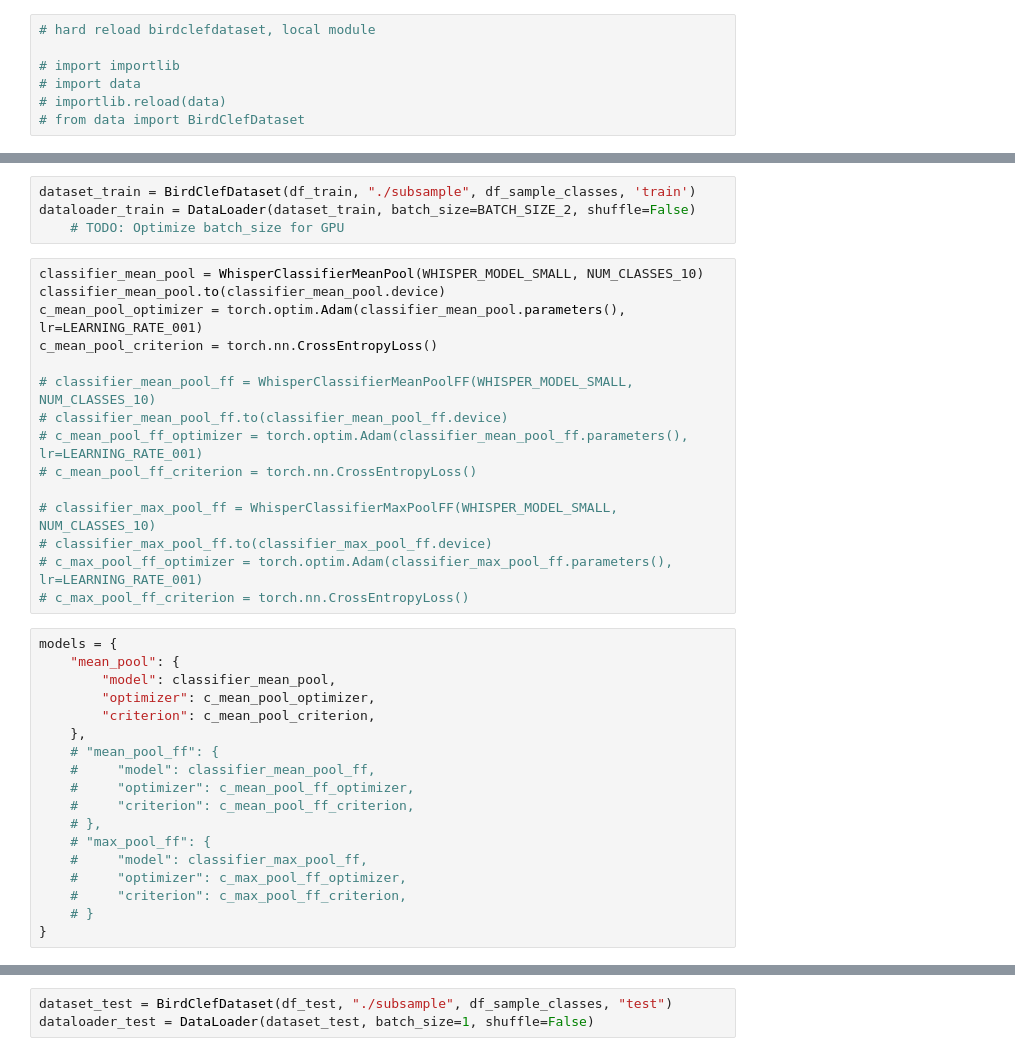
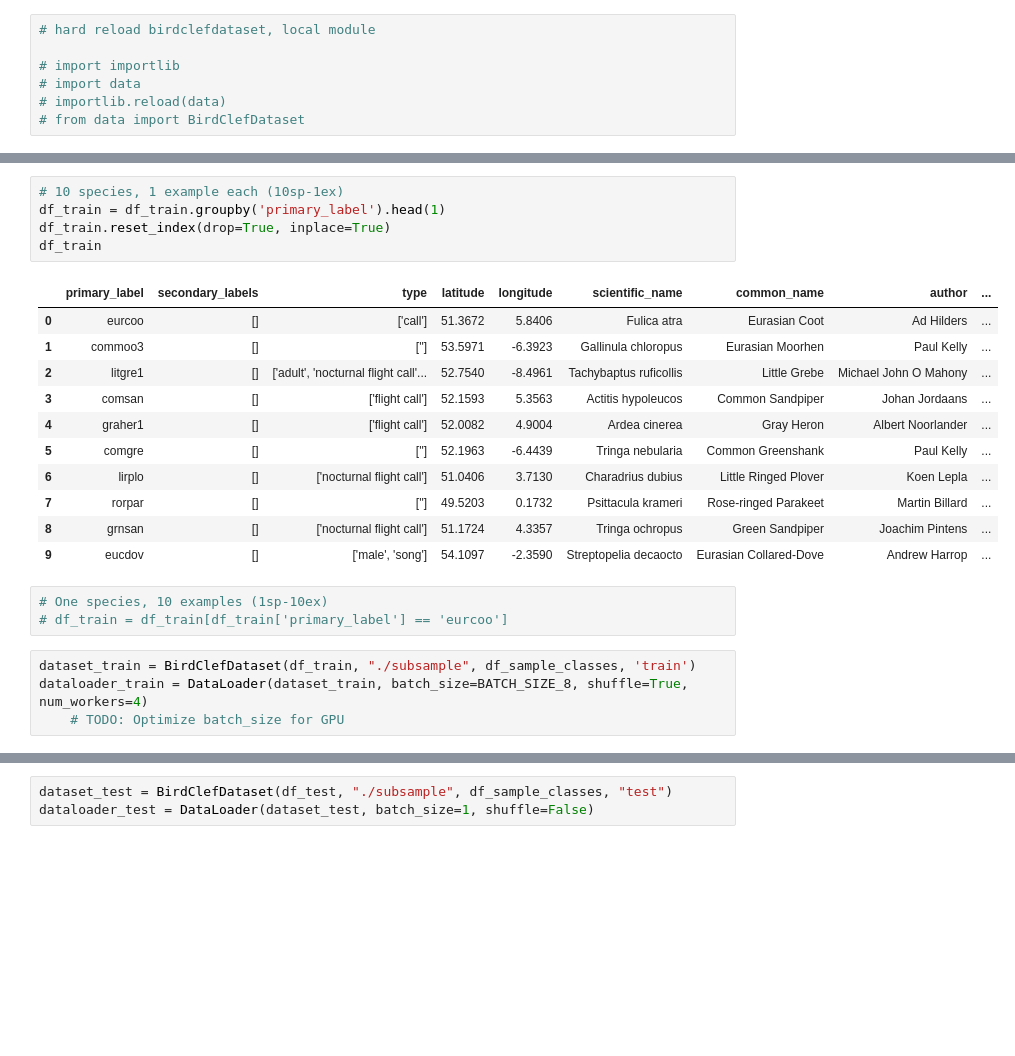
Before and after one commit to johnx25bd/mlx-birdsong, a Jupyter notebook: notebooks/subsample.ipynb, the cells around one changed output, grey strips where cells are left out. Drawn from its saved outputs; the diff is of its cells as text; blank space fills up the shorter version.

```diff
--- a/notebooks/subsample.ipynb
+++ b/notebooks/subsample.ipynb
@@ -138,37 +246,24 @@ DEVICE = get_device()
+# %%
+# 10 species, 1 example each (10sp-1ex)
+df_train = df_train.groupby('primary_label').head(1)
+df_train.reset_index(drop=True, inplace=True)
+df_train
+# %% [output]
+|  | primary_label | secondary_labels | type | latitude | longitude | scientific_name | common_name | author | ... |
+| 0 | eurcoo | [] | ['call'] | 51.3672 | 5.8406 | Fulica atra | Eurasian Coot | Ad Hilders | ... |
+| 1 | commoo3 | [] | [''] | 53.5971 | -6.3923 | Gallinula chloropus | Eurasian Moorhen | Paul Kelly | ... |
+| 2 | litgre1 | [] | ['adult', 'nocturnal flight call'... | 52.7540 | -8.4961 | Tachybaptus ruficollis | Little Grebe | Michael John O Mahony | ... |
+| 3 | comsan | [] | ['flight call'] | 52.1593 | 5.3563 | Actitis hypoleucos | Common Sandpiper | Johan Jordaans | ... |
+| 4 | graher1 | [] | ['flight call'] | 52.0082 | 4.9004 | Ardea cinerea | Gray Heron | Albert Noorlander | ... |
+| 5 | comgre | [] | [''] | 52.1963 | -6.4439 | Tringa nebularia | Common Greenshank | Paul Kelly | ... |
+| 6 | lirplo | [] | ['nocturnal flight call'] | 51.0406 | 3.7130 | Charadrius dubius | Little Ringed Plover | Koen Lepla | ... |
+| 7 | rorpar | [] | [''] | 49.5203 | 0.1732 | Psittacula krameri | Rose-ringed Parakeet | Martin Billard | ... |
+| 8 | grnsan | [] | ['nocturnal flight call'] | 51.1724 | 4.3357 | Tringa ochropus | Green Sandpiper | Joachim Pintens | ... |
+| 9 | eucdov | [] | ['male', 'song'] | 54.1097 | -2.3590 | Streptopelia decaocto | Eurasian Collared-Dove | Andrew Harrop | ... |
+# %%
+# One species, 10 examples (1sp-10ex)
+# df_train = df_train[df_train['primary_label'] == 'eurcoo']
 # %%
 dataset_train = BirdClefDataset(df_train, "./subsample", df_sample_classes, 'train')
-dataloader_train = DataLoader(dataset_train, batch_size=BATCH_SIZE_2, shuffle=False)
+dataloader_train = DataLoader(dataset_train, batch_size=BATCH_SIZE_8, shuffle=True, num_workers=4)
     # TODO: Optimize batch_size for GPU
-# %%
-classifier_mean_pool = WhisperClassifierMeanPool(WHISPER_MODEL_SMALL, NUM_CLASSES_10)
-classifier_mean_pool.to(classifier_mean_pool.device)
-c_mean_pool_optimizer = torch.optim.Adam(classifier_mean_pool.parameters(), lr=LEARNING_RATE_001)
-c_mean_pool_criterion = torch.nn.CrossEntropyLoss()
-
-# classifier_mean_pool_ff = WhisperClassifierMeanPoolFF(WHISPER_MODEL_SMALL, NUM_CLASSES_10)
-# classifier_mean_pool_ff.to(classifier_mean_pool_ff.device)
-# c_mean_pool_ff_optimizer = torch.optim.Adam(classifier_mean_pool_ff.parameters(), lr=LEARNING_RATE_001)
-# c_mean_pool_ff_criterion = torch.nn.CrossEntropyLoss()
-
-# classifier_max_pool_ff = WhisperClassifierMaxPoolFF(WHISPER_MODEL_SMALL, NUM_CLASSES_10)
-# classifier_max_pool_ff.to(classifier_max_pool_ff.device)
-# c_max_pool_ff_optimizer = torch.optim.Adam(classifier_max_pool_ff.parameters(), lr=LEARNING_RATE_001)
-# c_max_pool_ff_criterion = torch.nn.CrossEntropyLoss()
-# %%
-models = {
-    "mean_pool": {
-        "model": classifier_mean_pool,
-        "optimizer": c_mean_pool_optimizer,
-        "criterion": c_mean_pool_criterion,
-    },
-    # "mean_pool_ff": {
-    #     "model": classifier_mean_pool_ff,
-    #     "optimizer": c_mean_pool_ff_optimizer,
-    #     "criterion": c_mean_pool_ff_criterion,
-    # },
-    # "max_pool_ff": {
-    #     "model": classifier_max_pool_ff,
-    #     "optimizer": c_max_pool_ff_optimizer,
-    #     "criterion": c_max_pool_ff_criterion,
-    # }
-}
```
Also changed, not shown: parts of 21 cells of this notebook, 4 other files.
